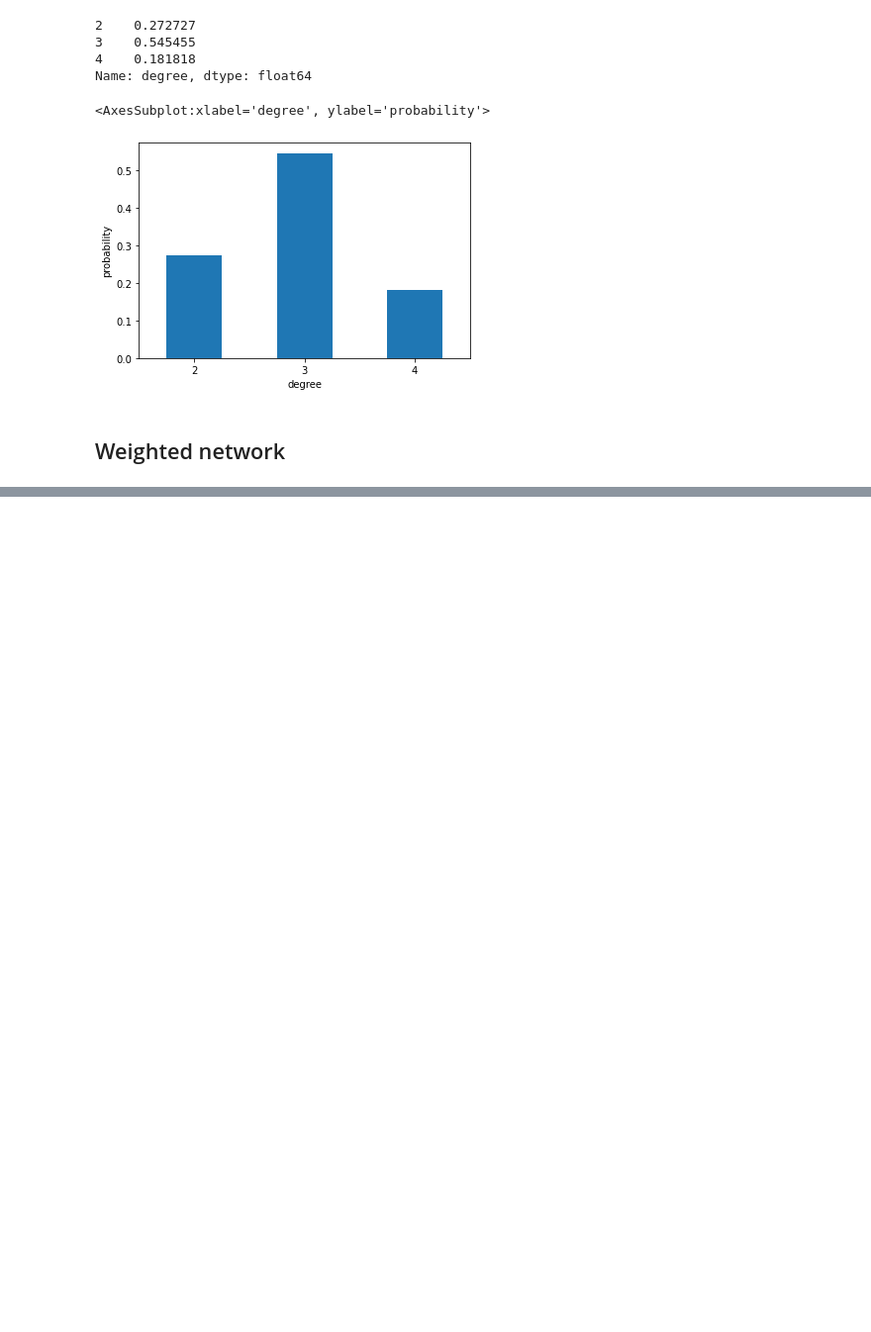
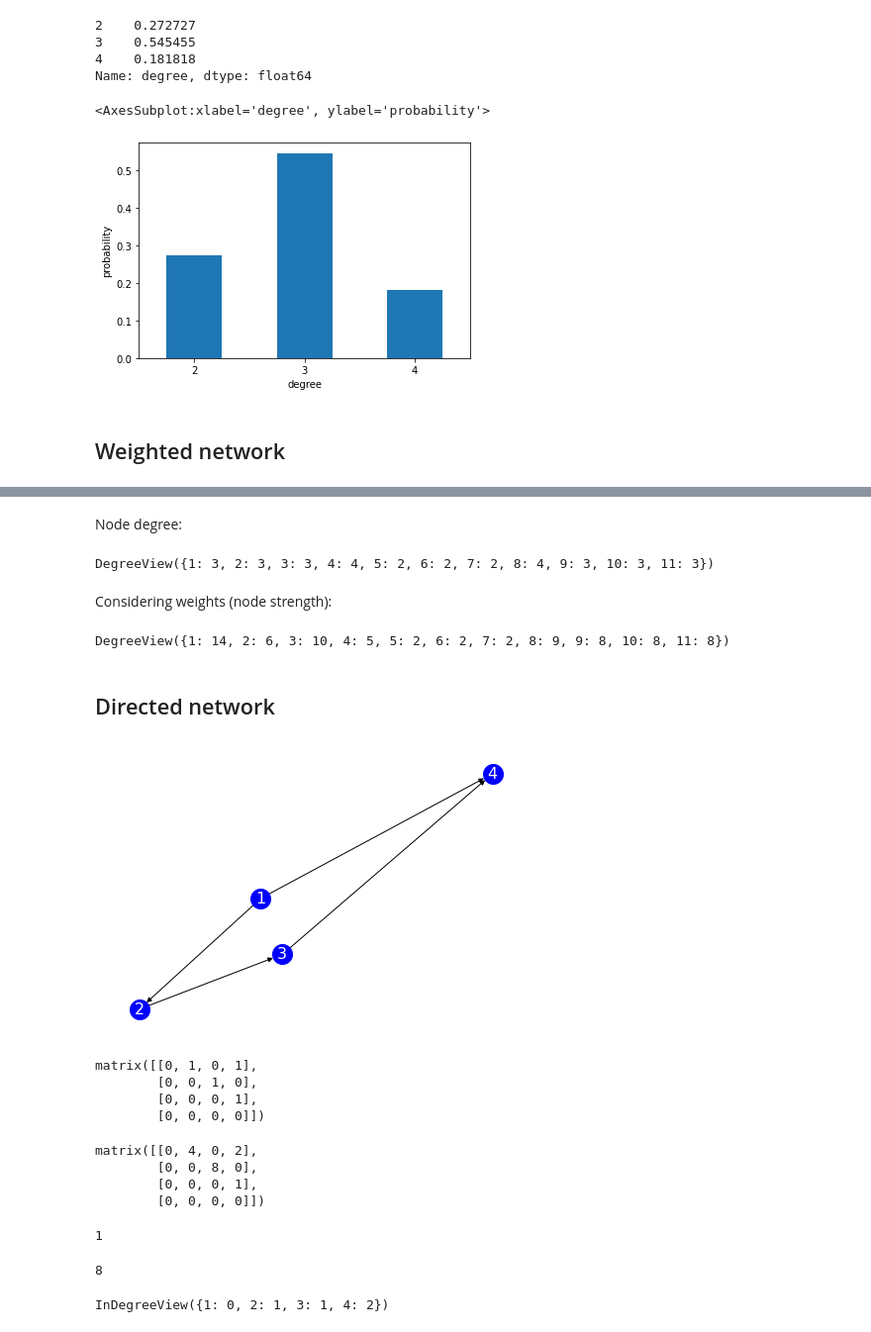
Before and after one commit to SciSciSummerSchool/s4_lectures, a Jupyter notebook: 3_network_science/03-netsci.ipynb, the cells around one changed output, grey strips where cells are left out. Shown at 99% size. Cells and saved outputs as stored; diff of their text form; code cells hidden in the pictures; blank space fills up the shorter version.

```diff
--- a/3_network_science/03-netsci.ipynb
+++ b/3_network_science/03-netsci.ipynb
@@ -180,0 +221,57 @@ node_degree.value_counts(normalize=True).sort_index().plot.bar(xlabel='degree',
+# %% [markdown]
+Node degree:
+# %%
+W.degree()
+# %% [output]
+DegreeView({1: 3, 2: 3, 3: 3, 4: 4, 5: 2, 6: 2, 7: 2, 8: 4, 9: 3, 10: 3, 11: 3})
+# %% [markdown]
+Considering weights (node strength):
+# %%
+W.degree(weight='weight')
+# %% [output]
+DegreeView({1: 14, 2: 6, 3: 10, 4: 5, 5: 2, 6: 2, 7: 2, 8: 9, 9: 8, 10: 8, 11: 8})
+# %% [markdown]
+## Directed network
+# %%
+D = nx.DiGraph()
+# %%
+D.add_edge(1, 2, w=4) # now this edge points from 1 to 2
+D.add_edge(2, 3, w=8) # let's call the weight property w
+D.add_edge(3, 4, w=1)
+D.add_edge(1, 4, w=2, formed='2020') # we can add any properties
+# %%
+nx.draw(D,
+        with_labels=True,
+        node_color='blue',
+        node_size=400,
+        font_color='white',
+        font_size=16,
+       )
+# %% [output]
+[figure, added]
+# %%
+nx.adjacency_matrix(D).todense()
+# %% [output]
+matrix([[0, 1, 0, 1],
+        [0, 0, 1, 0],
+        [0, 0, 0, 1],
+        [0, 0, 0, 0]])
+# %%
+nx.adjacency_matrix(D, weight='w').todense()
+# %% [output]
+matrix([[0, 4, 0, 2],
+        [0, 0, 8, 0],
+        [0, 0, 0, 1],
+        [0, 0, 0, 0]])
+# %%
+D.in_degree(3)
+# %% [output]
+1
+# %%
+D.in_degree(3, weight='w')
+# %% [output]
+8
+# %%
+D.in_degree()
+# %% [output]
+InDegreeView({1: 0, 2: 1, 3: 1, 4: 2})
```
Also changed, not shown: parts of 8 cells of this notebook.
